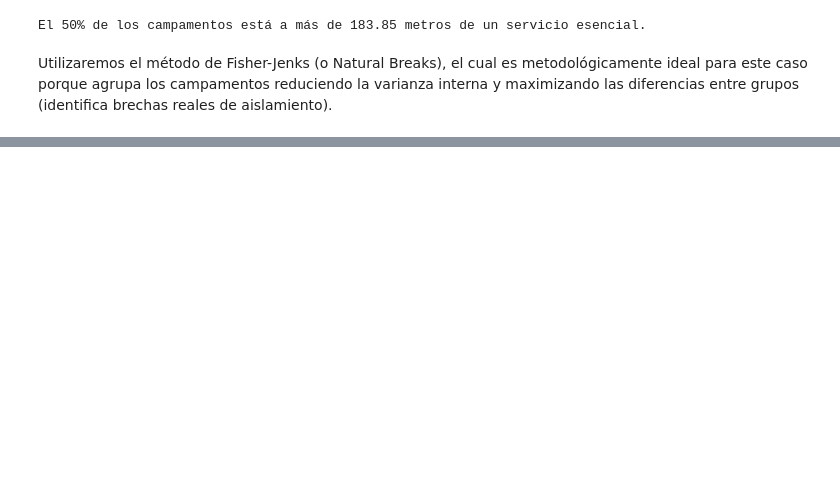
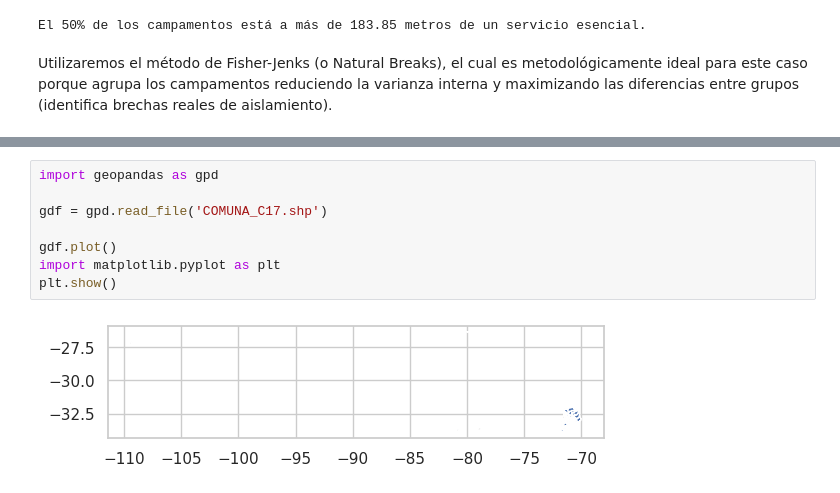
Before and after one commit to Jmanzanom/Proyecto-Inf497-2026-1-Manzano-Silva, a Jupyter notebook: proyecto.ipynb, the cells around one changed output, grey strips where cells are left out. Cells and saved outputs as stored; diff of their text form; blank space fills up the shorter version.

```diff
--- a/proyecto.ipynb
+++ b/proyecto.ipynb
@@ -250,0 +326,10 @@ plt.show()
+# %%
+import geopandas as gpd
+
+gdf = gpd.read_file('COMUNA_C17.shp')
+
+gdf.plot()
+import matplotlib.pyplot as plt
+plt.show()
+# %% [output]
+[figure, added]
```
Also changed, not shown: parts of 26 cells of this notebook, 2 other files.
